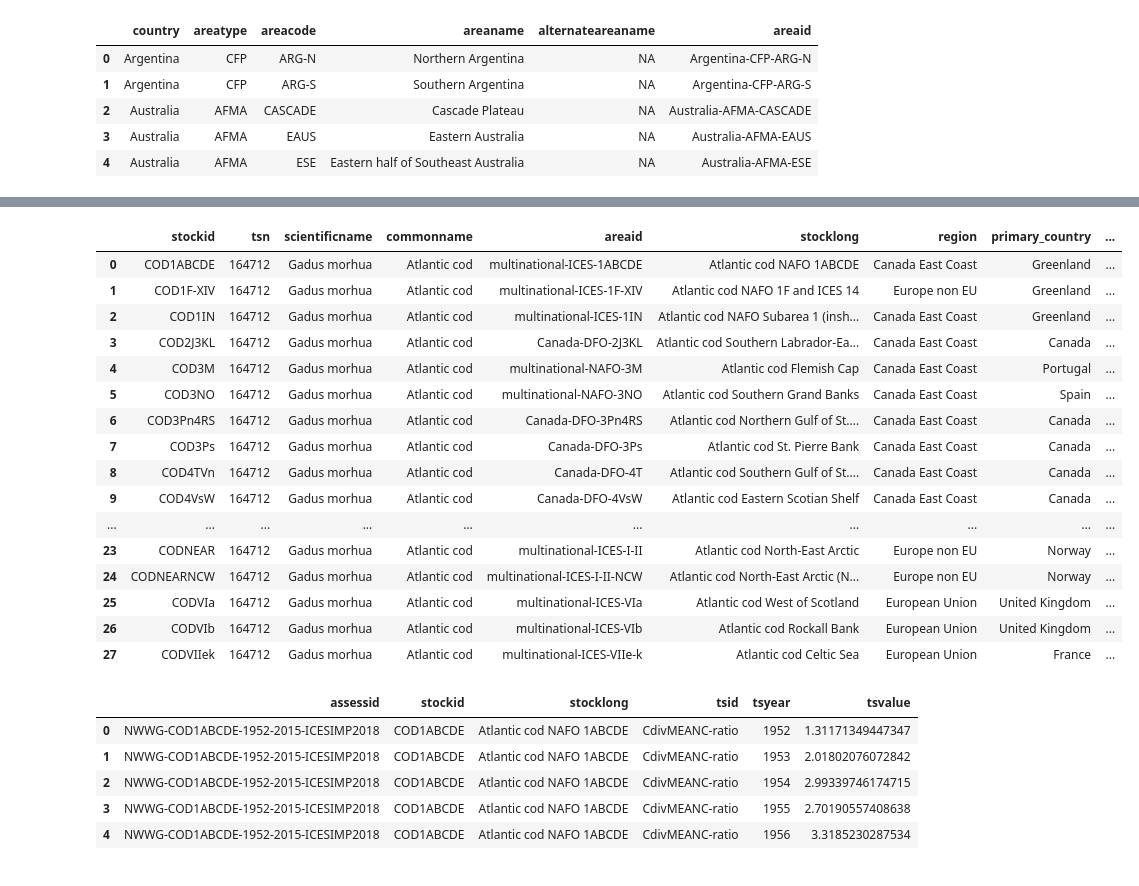
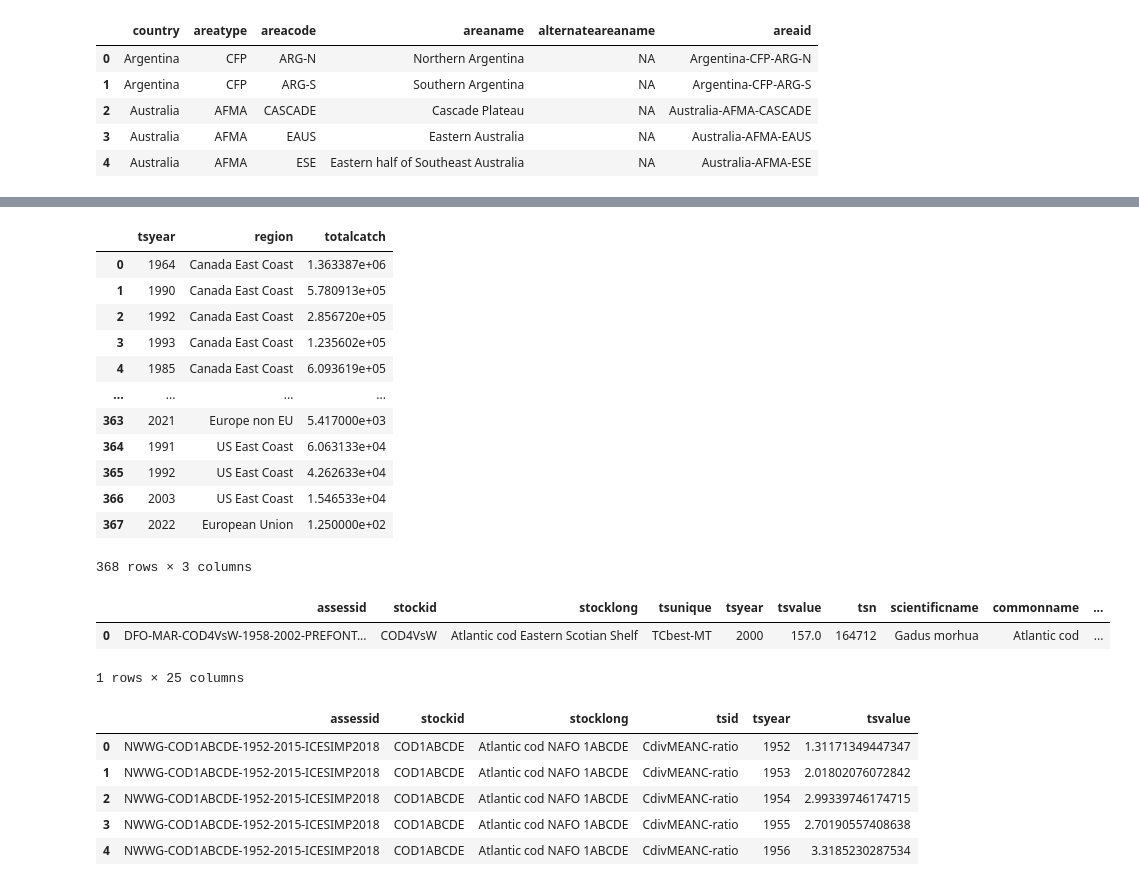
Before and after one commit to espm-288/fish-pam-shruti-paridhi-1, a Jupyter notebook: notebook.ipynb, the cells around one changed output, grey strips where cells are left out. Drawn from its saved outputs; the diff is of its cells as text; code cells hidden in the pictures.

Commit message:
3/10 exercise 1 graph and grouping tables

```diff
--- a/notebook.ipynb
+++ b/notebook.ipynb
@@ -27,7 +27,7 @@ base = "https://huggingface.co/datasets/cboettig/ram_fisheries/tree/main/v4.65"
 #area = base + "area.csv"
 
 tsmetrics = con.read_csv("https://huggingface.co/datasets/cboettig/ram_fisheries/resolve/main/v4.65/tsmetrics.csv")
-timeseries = con.read_csv("https://huggingface.co/datasets/cboettig/ram_fisheries/resolve/main/v4.65/timeseries.csv")
+timeseries = con.read_csv("https://huggingface.co/datasets/cboettig/ram_fisheries/resolve/main/v4.65/timeseries.csv",nullstr = "NA")
 stock = con.read_csv("https://huggingface.co/datasets/cboettig/ram_fisheries/resolve/main/v4.65/stock.csv")
 assessment = con.read_csv("https://huggingface.co/datasets/cboettig/ram_fisheries/resolve/main/v4.65/assessment.csv")
 area = con.read_csv("https://huggingface.co/datasets/cboettig/ram_fisheries/resolve/main/v4.65/area.csv")
@@ -64,4 +55,10 @@ stock.head().execute
 
 Limit[r0, n=5]>
 # %%
-area.head().execute()
+#made table fish which started with timeseries, and joined the stockid column from the stock table, and the tsid/tsunique column from the tsmetrics table
+
+fish = (timeseries
+.join(stock,"stockid")
+.rename(tsunique="tsid")
+.join(tsmetrics,"tsunique")
+)
@@ -75,25 +65,31 @@ area.head().execute()
 # %%
-stock.filter(_.commonname == "Atlantic cod").execute()
-#timeseries.filter(_.stockid == "COD1ABCDE").head().execute()
-#tsmetrics.filter(_.tscategory == "CATCH or LANDINGS").select(_.tslong, _.tsunique,
+#created codcatch which filtered by atlantic cod, and selected one the "best" catch value for each row
+codcatch = fish.filter(_.commonname == "Atlantic cod", _.tsunique == "TCbest-MT")
+#we averaged values that had the same year, area ID, and region
+aggcodcatch = codcatch.group_by(_.tsyear, _.areaid, _.region).agg(totalcatch=_.tsvalue.mean())
+#we summed values across each region
+regioncatch = aggcodcatch.group_by(_.tsyear, _.region).agg(totalcatch = _.totalcatch.sum())
+regioncatch.execute()
 # %% [output]
-|  | stockid | tsn | scientificname | commonname | areaid | stocklong | region | primary_country | ... |
-| 0 | COD1ABCDE | 164712 | Gadus morhua | Atlantic cod | multinational-ICES-1ABCDE | Atlantic cod NAFO 1ABCDE | Canada East Coast | Greenland | ... |
-| 1 | COD1F-XIV | 164712 | Gadus morhua | Atlantic cod | multinational-ICES-1F-XIV | Atlantic cod NAFO 1F and ICES 14 | Europe non EU | Greenland | ... |
-| 2 | COD1IN | 164712 | Gadus morhua | Atlantic cod | multinational-ICES-1IN | Atlantic cod NAFO Subarea 1 (insh... | Canada East Coast | Greenland | ... |
-| 3 | COD2J3KL | 164712 | Gadus morhua | Atlantic cod | Canada-DFO-2J3KL | Atlantic cod Southern Labrador-Ea... | Canada East Coast | Canada | ... |
-| 4 | COD3M | 164712 | Gadus morhua | Atlantic cod | multinational-NAFO-3M | Atlantic cod Flemish Cap | Canada East Coast | Portugal | ... |
-| 5 | COD3NO | 164712 | Gadus morhua | Atlantic cod | multinational-NAFO-3NO | Atlantic cod Southern Grand Banks | Canada East Coast | Spain | ... |
-| 6 | COD3Pn4RS | 164712 | Gadus morhua | Atlantic cod | Canada-DFO-3Pn4RS | Atlantic cod Northern Gulf of St.... | Canada East Coast | Canada | ... |
-| 7 | COD3Ps | 164712 | Gadus morhua | Atlantic cod | Canada-DFO-3Ps | Atlantic cod St. Pierre Bank | Canada East Coast | Canada | ... |
-| 8 | COD4TVn | 164712 | Gadus morhua | Atlantic cod | Canada-DFO-4T | Atlantic cod Southern Gulf of St.... | Canada East Coast | Canada | ... |
-| 9 | COD4VsW | 164712 | Gadus morhua | Atlantic cod | Canada-DFO-4VsW | Atlantic cod Eastern Scotian Shelf | Canada East Coast | Canada | ... |
-| ... | ... | ... | ... | ... | ... | ... | ... | ... | ... |
-| 23 | CODNEAR | 164712 | Gadus morhua | Atlantic cod | multinational-ICES-I-II | Atlantic cod North-East Arctic | Europe non EU | Norway | ... |
-| 24 | CODNEARNCW | 164712 | Gadus morhua | Atlantic cod | multinational-ICES-I-II-NCW | Atlantic cod North-East Arctic (N... | Europe non EU | Norway | ... |
-| 25 | CODVIa | 164712 | Gadus morhua | Atlantic cod | multinational-ICES-VIa | Atlantic cod West of Scotland | European Union | United Kingdom | ... |
-| 26 | CODVIb | 164712 | Gadus morhua | Atlantic cod | multinational-ICES-VIb | Atlantic cod Rockall Bank | European Union | United Kingdom | ... |
-| 27 | CODVIIek | 164712 | Gadus morhua | Atlantic cod | multinational-ICES-VIIe-k | Atlantic cod Celtic Sea | European Union | France | ... |
+|  | tsyear | region | totalcatch |
+| 0 | 1964 | Canada East Coast | 1.363387e+06 |
+| 1 | 1990 | Canada East Coast | 5.780913e+05 |
+| 2 | 1992 | Canada East Coast | 2.856720e+05 |
+| 3 | 1993 | Canada East Coast | 1.235602e+05 |
+| 4 | 1985 | Canada East Coast | 6.093619e+05 |
+| ... | ... | ... | ... |
+| 363 | 2021 | Europe non EU | 5.417000e+03 |
+| 364 | 1991 | US East Coast | 6.063133e+04 |
+| 365 | 1992 | US East Coast | 4.262633e+04 |
+| 366 | 2003 | US East Coast | 1.546533e+04 |
+| 367 | 2022 | European Union | 1.250000e+02 |
+368 rows × 3 columns
+# %%
+codcatch.filter(_.tsyear == 2000, _.areaid == "Canada-DFO-4VsW").execute()
+# %% [output]
+|  | assessid | stockid | stocklong | tsunique | tsyear | tsvalue | tsn | scientificname | commonname | ... |
+| 0 | DFO-MAR-COD4VsW-1958-2002-PREFONT... | COD4VsW | Atlantic cod Eastern Scotian Shelf | TCbest-MT | 2000 | 157.0 | 164712 | Gadus morhua | Atlantic cod | ... |
+1 rows × 25 columns
 # %%
 timeseries.filter(_.stockid == "COD1ABCDE").head().execute()
 # %% [output]
```
Also changed, not shown: parts of 3 cells of this notebook.
